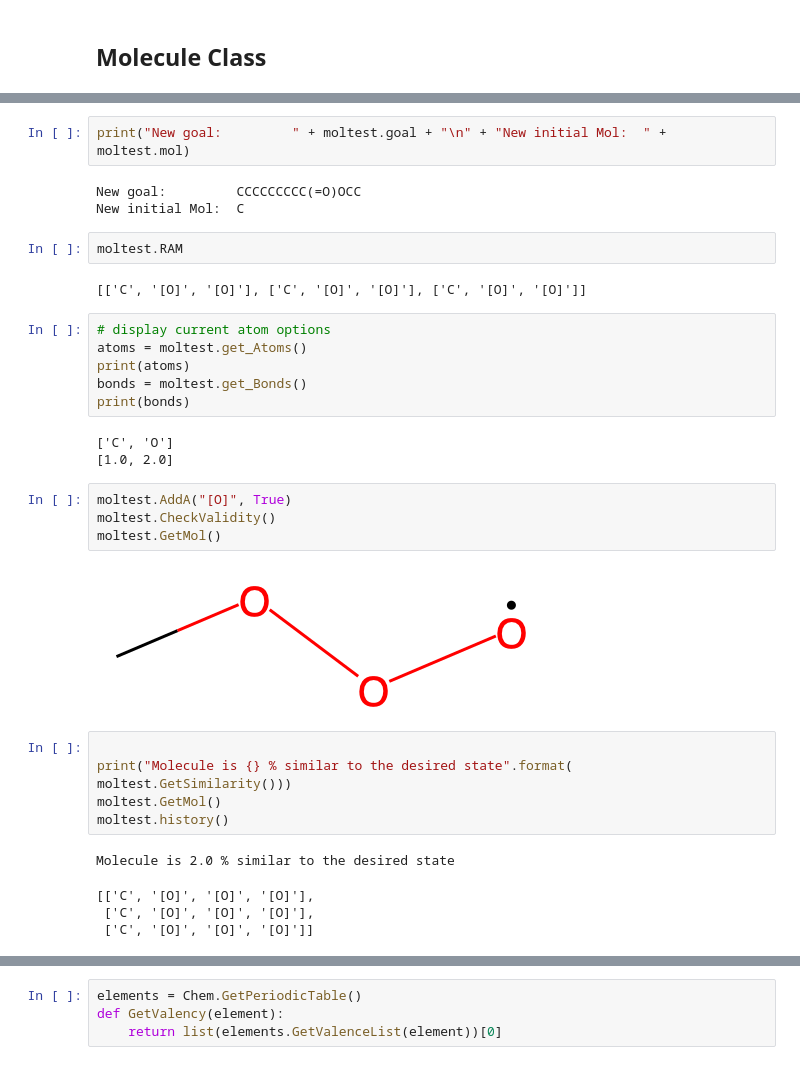
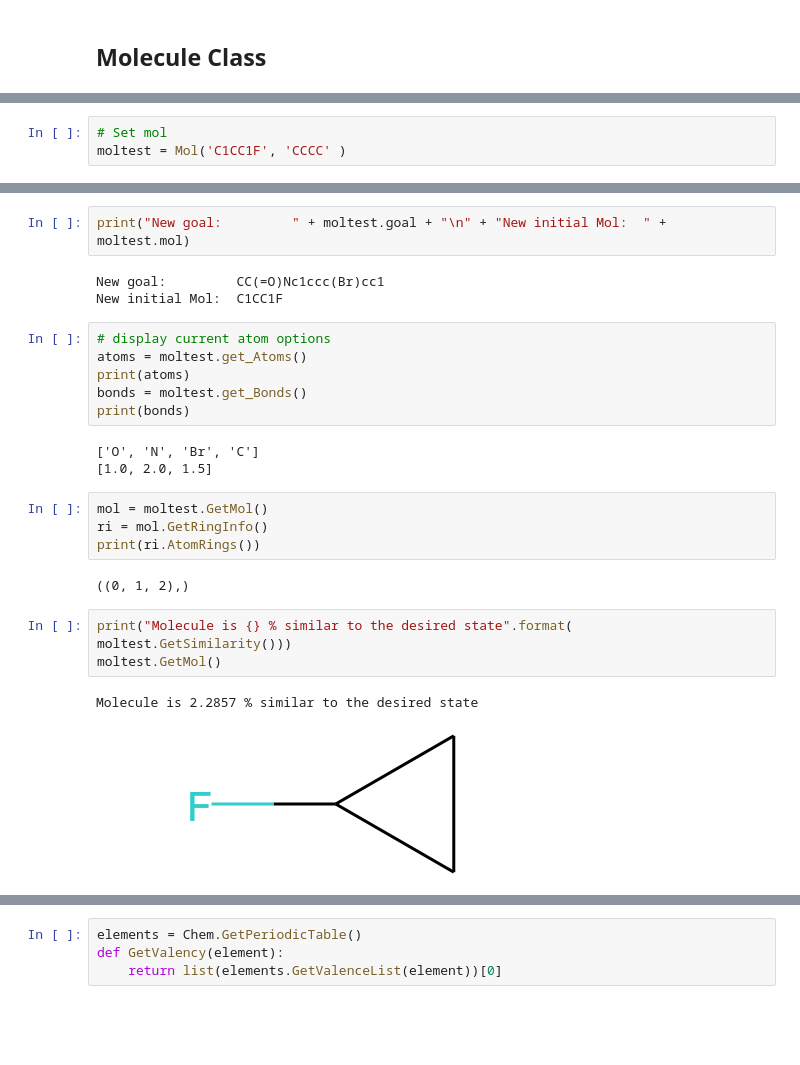
Before and after one commit to fle1scha/Drug-Design-Reinforcement-Learning, a Jupyter notebook: MoleculeTest.ipynb, the cells around one changed output, grey strips where cells are left out. Cells and saved outputs as stored; diff of their text form; blank space fills up the shorter version.

Commit message:
added the rings finding in chemisty, cleaned moltest, cleaned dataset of invalid and long molecules

```diff
--- a/MoleculeTest.ipynb
+++ b/MoleculeTest.ipynb
@@ -94,3 +91,6 @@ moltest = Mol('CC2Cc1ccccc1N2NC(=O)c3ccc(Cl)c(c3)S(N)(=O)=O', 'C#C' )
+# %%
+# Set mol
+moltest = Mol('C1CC1F', 'CCCC' )
 # %%
 # get Random Goal and initial molecule
 mol = moltest.GetRandomGoal()
@@ -101,12 +101,8 @@ Name: Compound ID, dtype: object
 # %%
 print("New goal:         " + moltest.goal + "\n" + "New initial Mol:  " + moltest.mol)
 # %% [output]
-New goal:         CCCCCCCCC(=O)OCC
-New initial Mol:  C
+New goal:         CC(=O)Nc1ccc(Br)cc1
+New initial Mol:  C1CC1F
-# %%
-moltest.RAM
-# %% [output]
-[['C', '[O]', '[O]'], ['C', '[O]', '[O]'], ['C', '[O]', '[O]']]
 # %%
 # display current atom options
 atoms = moltest.get_Atoms()
@@ -114,21 +110,17 @@ print(atoms)
 bonds = moltest.get_Bonds()
 print(bonds)
 # %% [output]
-['C', 'O']
-[1.0, 2.0]
+['O', 'N', 'Br', 'C']
+[1.0, 2.0, 1.5]
-# %%
-moltest.AddA("[O]", True)
-moltest.CheckValidity()
-moltest.GetMol()
-# %% [output]
-[figure, removed]
+# %%
+mol = moltest.GetMol()
+ri = mol.GetRingInfo()
+print(ri.AtomRings())
+# %% [output]
+((0, 1, 2),)
 # %%
-
 print("Molecule is {} % similar to the desired state".format( moltest.GetSimilarity()))
 moltest.GetMol()
-moltest.history()
 # %% [output]
-Molecule is 2.0 % similar to the desired state
+Molecule is 2.2857 % similar to the desired state
-[['C', '[O]', '[O]', '[O]'],
- ['C', '[O]', '[O]', '[O]'],
- ['C', '[O]', '[O]', '[O]']]
+[figure, added]
```
Also changed, not shown: parts of 10 cells of this notebook, 3 other files.
